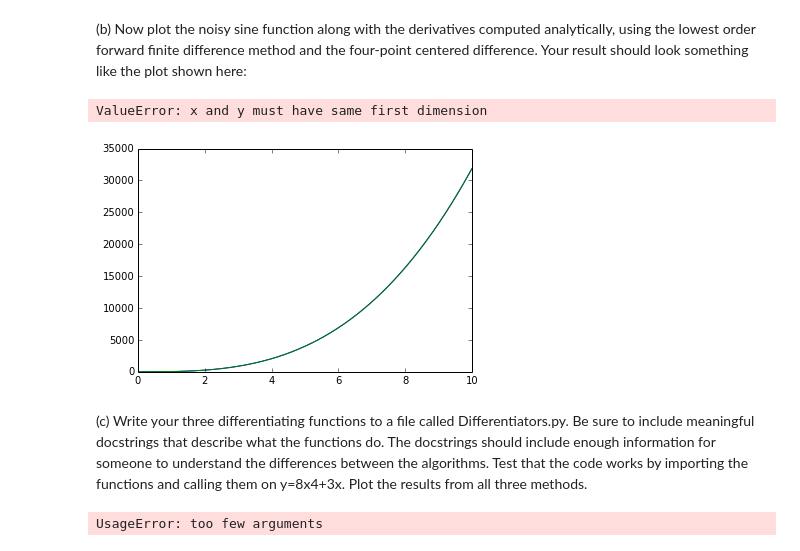
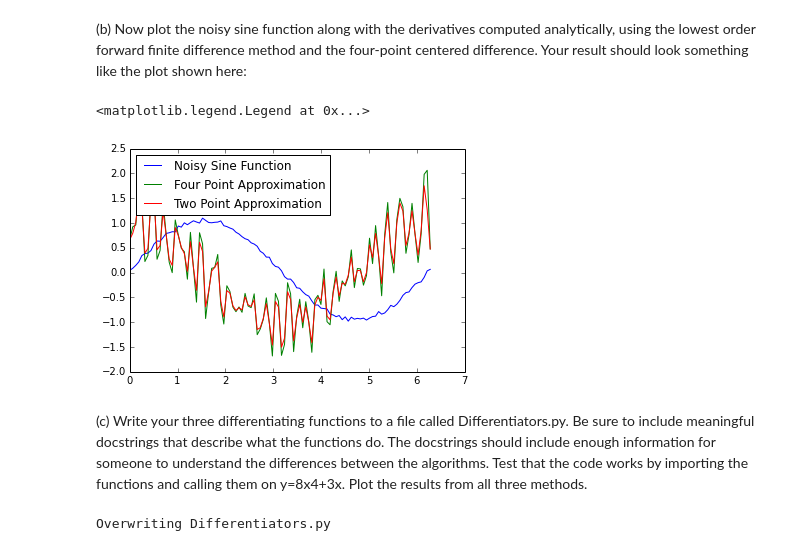
Before and after one commit to jjma3426/PHYS202-S14, a Jupyter notebook: SciPy/DifferentiationExercises.ipynb, the cells around one changed output. Saved outputs shown, nothing was run; the diff lists cells and outputs as text; code cells hidden in the pictures.

```diff
--- a/SciPy/DifferentiationExercises.ipynb
+++ b/SciPy/DifferentiationExercises.ipynb
@@ -115,24 +114,23 @@ print percentError[0:3],dydx4[1:4],dydxE[1:4]
 # %% [markdown]
 (b) Now plot the noisy sine function along with the derivatives computed analytically, using the lowest order forward finite difference method and the four-point centered difference. Your result should look something like the plot shown here:
 # %%
-x = np.arange(0., 10.0, 0.01)
-y = 8*x**4 + 3*x
+x1 = np.linspace(0,2*pi,100)
+y1 = np.sin(x1) + 0.1*random.random(size=x1.shape)
 
-dydx4 = fourPtCenteredDiff(x,y)
-dydx2 = twoPtCenteredDiff(x,y)
+dydx4 = fourPtCenteredDiff(x1,y1)
+dydx2 = twoPtCenteredDiff(x1,y1)
 
-plt.plot(x,dydx4,label='Four Point Approximation')
-plt.plot(x,dydx2,label='Two Point Approximation')
-plt.plot(x,dydxE,label='Exact')
+plt.plot(x1,y1,label='Noisy Sine Function')
+plt.plot(x1,dydx4,label='Four Point Approximation')
+plt.plot(x1,dydx2,label='Two Point Approximation')
 plt.legend(loc='upper left')
-plt.show()
 # %% [output]
-ValueError: x and y must have same first dimension
+<matplotlib.legend.Legend at 0x...>
-[figure, old version]
+[figure, new version]
 # %% [markdown]
 (c) Write your three differentiating functions to a file called Differentiators.py. Be sure to include meaningful docstrings that describe what the functions do. The docstrings should include enough information for someone to understand the differences between the algorithms. Test that the code works by importing the functions and calling them on y=8x4+3x. Plot the results from all three methods.
 # %%
-%%file
+%%file Differentiators.py
 def fourPtCenteredDiff(x,y):
     """This algorithm uses a higher order differencing method to approximate the slope of the line. It finds the slope
     by checking the difference in dy versus dx from the center of the center of dx for 4 points of slices of the array."""
@@ -175,4 +173,4 @@ plt.plot(x, dydxE, label='Exact')
 plt.legend(loc='upper left')
 plt.show()
 # %% [output]
-UsageError: too few arguments
+Overwriting Differentiators.py
```
Also changed, not shown: parts of 2 cells of this notebook, 1 other file.
